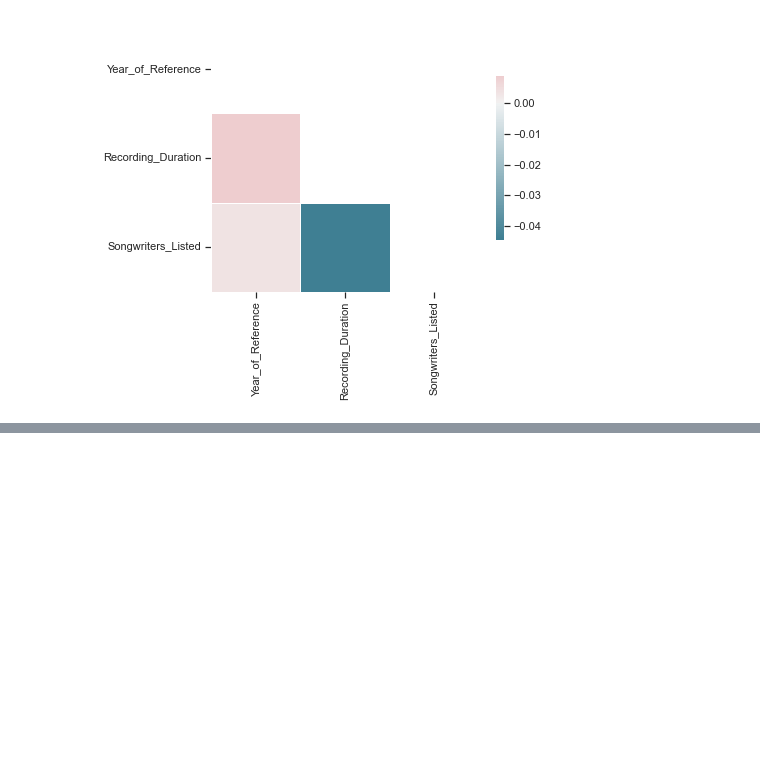
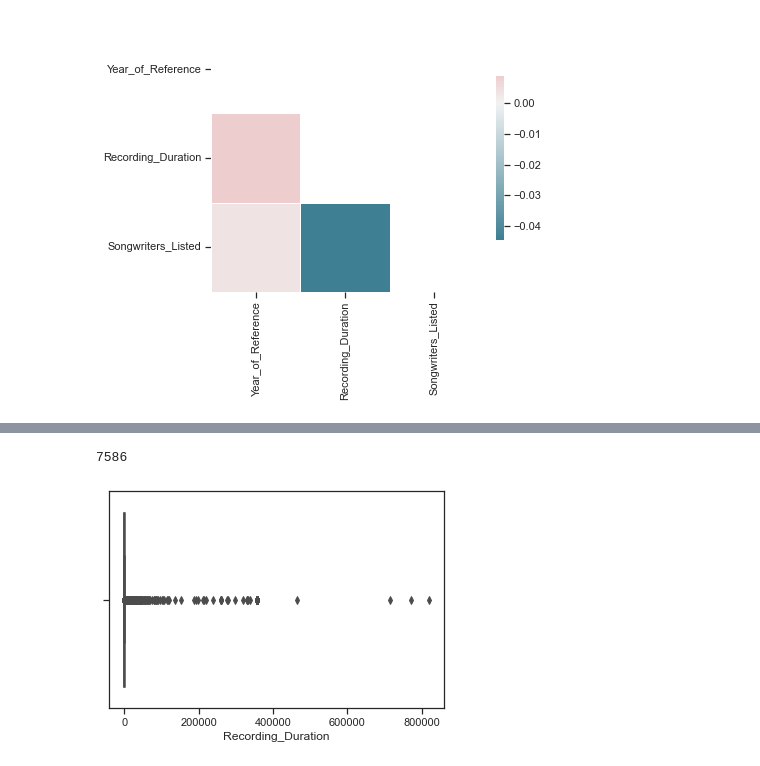
Before and after one commit to LJRollerII/mlc-project-napster, a Jupyter notebook: notebooks/MLC_Project.ipynb, the cells around one changed output, grey strips where cells are left out. Saved outputs shown, nothing was run; the diff lists cells and outputs as text; code cells hidden in the pictures; blank space fills up the shorter version.

```diff
--- a/notebooks/MLC_Project.ipynb
+++ b/notebooks/MLC_Project.ipynb
@@ -1612,0 +1734,6 @@ Deprecated in NumPy 1.20; for more details and guidance: https://numpy.org/devdo
+# %%
+print(len(mlc.loc[(mlc.Recording_Duration < -129.5) | (mlc.Recording_Duration > 366.5)]))
+sns.boxplot(mlc.Recording_Duration);
+# %% [output]
+7586
+[figure, added]
```
Also changed, not shown: parts of 128 cells of this notebook.
